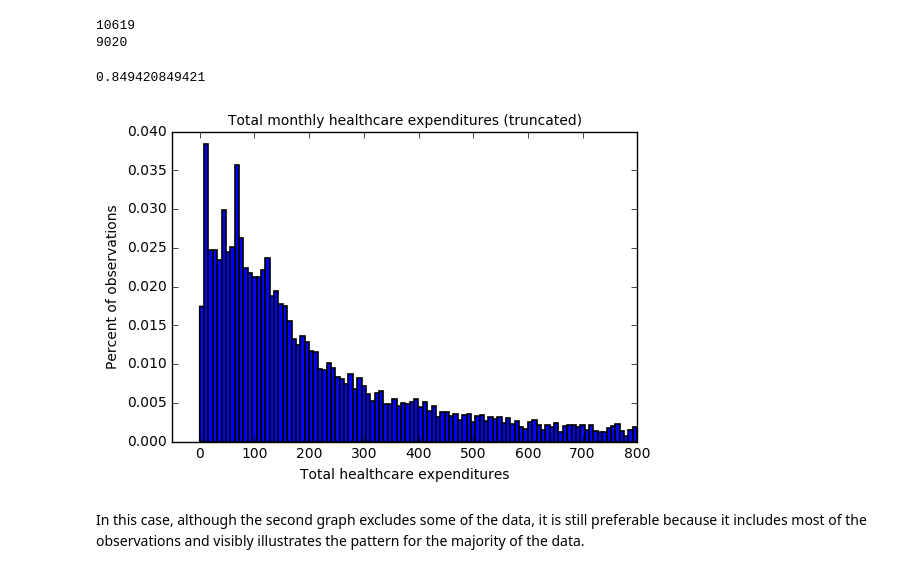
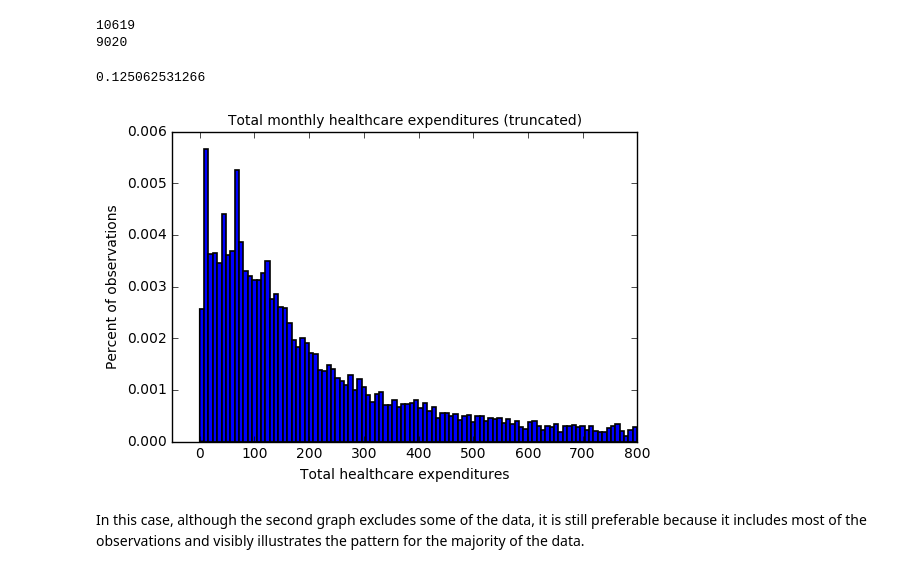
Before and after one commit to gkocks/BootCamp2017, a Jupyter notebook: Prob Sets/Econ/Week4-Structural/Structural Estimation Problem 1.ipynb, the cells around one changed output. Cells and saved outputs as stored; diff of their text form; code cells hidden in the pictures.

```diff
--- a/Prob Sets/Econ/Week4-Structural/Structural Estimation Problem 1.ipynb
+++ b/Prob Sets/Econ/Week4-Structural/Structural Estimation Problem 1.ipynb
@@ -51,16 +51,16 @@ print(length2)
 # %%
 import numpy as np
 weights = (1/length1)*np.ones_like(claims2)
-count, bins, ignored = plt.hist(claims2, 100, weights=weights, edgecolor='black', linewidth=1.2)
+count, bins, ignored = plt.hist(claims2, 100, weights=weights, edgecolor='black', linewidth=1.2, normed=True)
 print(np.sum(count))
 plt.title('Total monthly healthcare expenditures (truncated)', fontsize=10)
 plt.xlabel('Total healthcare expenditures')
 plt.ylabel('Percent of observations')
 plt.xlim([-50, 800])
 plt.show()
 # %% [output]
-0.849420849421
+0.125062531266
-[figure, old version]
+[figure, new version]
 # %% [markdown]
 In this case, although the second graph excludes some of the data, it is still preferable because it includes most of the observations and visibly illustrates the pattern for the majority of the data.
 # %% [markdown]
```
Also changed, not shown: parts of 3 cells of this notebook.
